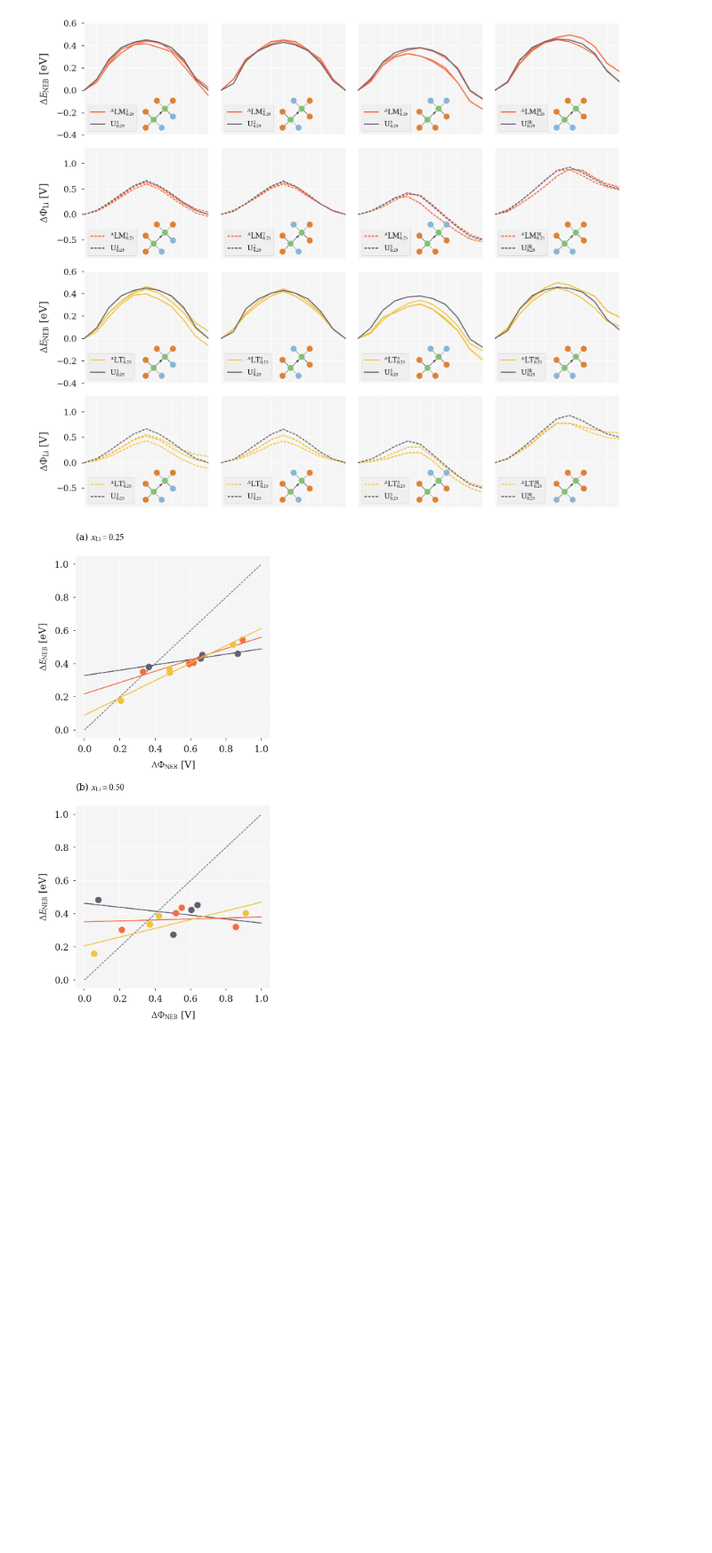
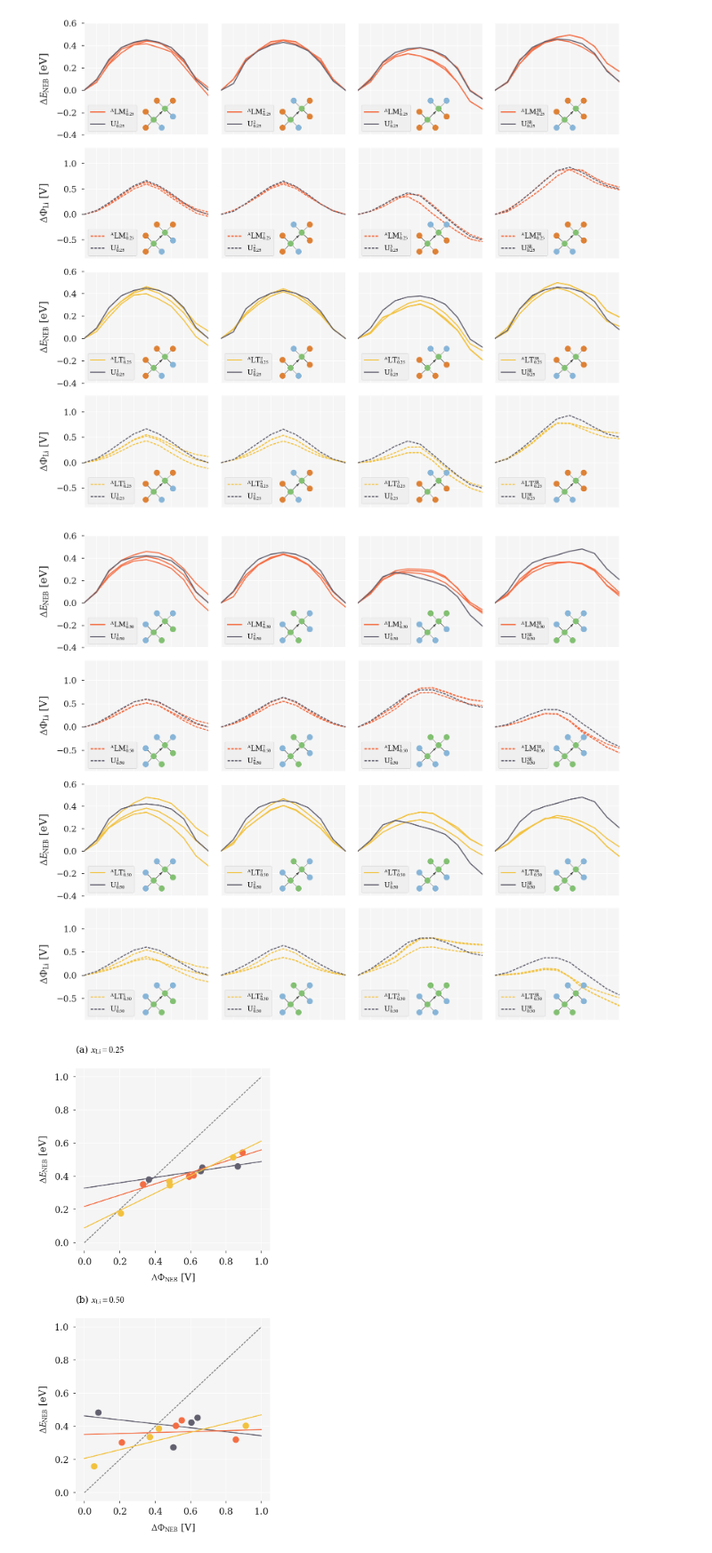
Before and after one commit to bjmorgan/data_NEB_spinel, a Jupyter notebook: analysis/spinel_paper_generating_figures.ipynb, the cells around one changed output. Shown at 89% size. Drawn from its saved outputs; the diff is of its cells as text; code cells hidden in the pictures; blank space fills up the shorter version.

Commit message:
x_Li=0.5 anisotropic data added to plots

```diff
--- a/analysis/spinel_paper_generating_figures.ipynb
+++ b/analysis/spinel_paper_generating_figures.ipynb
@@ -230,6 +234,100 @@ fig.savefig( '{}/neb_pathways_aniso.pdf'.format( figures_dir ) )
 ff.set_rcParams( ff.master_formatting )
 # %% [output]
 [figure]
+# %%
+'''
+   Produces Fig 8 in manuscript
+'''
+ff.set_rcParams( neb_params )
+
+data_aniso_spinel = pd.read_csv( '{}/spinel_aniso_data.csv'.format( data_dir ), delim_whitespace=True, comment='#')
+
+ncols = 4
+nrows = 4
+
+conc = 0.50
+
+fig, axes = plt.subplots(nrows=nrows, ncols=ncols, figsize = (12, 10))
+
+for i, path in enumerate( [ '1','2','3','3R'] ):
+    for j,strain in enumerate (['LM','LT']):
+
+        e_axis = axes[(j*2),i]
+        p_axis = axes[(j*2)+1,i]
+
+        for s in [ 'top', 'bottom', 'left', 'right' ]:
+            e_axis.spines[s].set_visible( False )
+            p_axis.spines[s].set_visible( False )
+
+        if i==0:
+            e_axis.set_ylabel(r'$\Delta E_\mathrm{NEB}$ [eV]')
+            p_axis.set_ylabel(r'$\Delta\Phi_\mathrm{Li}$ [V]')
+        if i>0:
+            e_axis.set_yticklabels([])
+            e_axis.tick_params( left='off' )
+            p_axis.set_yticklabels([])
+            p_axis.tick_params( left='off' )
+
+        e_axis.set_xlim([0,10.0])
+        e_axis.set_ylim( ff.get_y_limits(1.0,0.4))
+        e_axis.set_xticks(np.arange(0,11,1))
+        e_axis.set_xticklabels([])
+        e_axis.tick_params( bottom='off' )
+
+        p_axis.set_xlim([0,10.0])
+        p_axis.set_ylim(ff.get_y_axis_limits(data_spinel.loc[ (data_spinel['conc']==conc)],'d_pot',0.4,1,0.15))
+        p_axis.set_xticks(np.arange(0,11,1))
+        p_axis.set_xticklabels([])
+        p_axis.tick_params( bottom='off' )
+
+        for strain_axis in range(1,4):
+
+            x,y = ff.interpolate_df(data_aniso_spinel.loc[(data_aniso_spinel['path'] == path)
+                            & (data_aniso_spinel['conc'] == conc)
+                            & (data_aniso_spinel['strain'] == strain)
+                            & (data_aniso_spinel['axes'] == strain_axis)]['delta_E'],[0,10],0.01)
+            if strain_axis == 1:
+                label = pathway_label( strain, conc, path, aniso=True )
+            else:
+                label = None
+
+            e_axis.plot(x,y,c=ff.colours[strain],label=label)
+
+            x,y = ff.interpolate_df(data_aniso_spinel.loc[(data_aniso_spinel['path'] == path)
+                        & (data_aniso_spinel['conc'] == conc)
+                        & (data_aniso_spinel['strain'] == strain)
+                        & (data_aniso_spinel['axes'] == strain_axis)]['d_pot'], [0,10], 0.01 )
+            p_axis.plot(x,y,c=ff.colours[strain],linestyle='dashed', label=label)
+
+        col=ff.colours['U']
+        x,y = ff.interpolate_df(data_spinel.loc[(data_spinel['path'] == path)
+                             & (data_spinel['conc'] == conc)
+                             & (data_spinel['strain'] == 'U')]['delta_E'],[0,10],0.01)
+        e_axis.plot( x, y, c=col, label=pathway_label( 'U', conc, path ) )
+        e_axis.legend(loc='lower left')
+
+        x,y = ff.interpolate_df(data_spinel.loc[(data_spinel['path'] == path)
+                             & (data_spinel['conc'] == conc)
+                          & (data_spinel['strain'] == 'U')]['d_pot'], [0,10], 0.01 )
+        p_axis.plot(x,y,c=col,linestyle='dashed', label=pathway_label( 'U', conc, path ) )
+        p_axis.legend(loc='lower left')
+
+fig.tight_layout()
+
+# Add pathway schematic png figures
+xyz = ( 0.265, 0.47, 0.04 )
+for j, strain in enumerate (['LM','LT']):
+    for i, path in enumerate(['1','2','3','3R']):
+        pot_index=(j*2)+1
+        ene_index=(j*2)
+        image_filename="{}/{}_{:4.2f}.png".format(pathway_dir, path, conc)
+        ff.place_image( fig, axes[pot_index,i], image_filename, *xyz )
+        ff.place_image( fig, axes[ene_index,i], image_filename, *xyz )
+fig.savefig( '{}/neb_pathways_aniso_050.pdf'.format( figures_dir ) )
+
+ff.set_rcParams( ff.master_formatting )
+# %% [output]
+[figure, added]
 # %%
 '''
 Produces Fig 6
```
Also changed, not shown: parts of 5 cells of this notebook, 9 other files.
